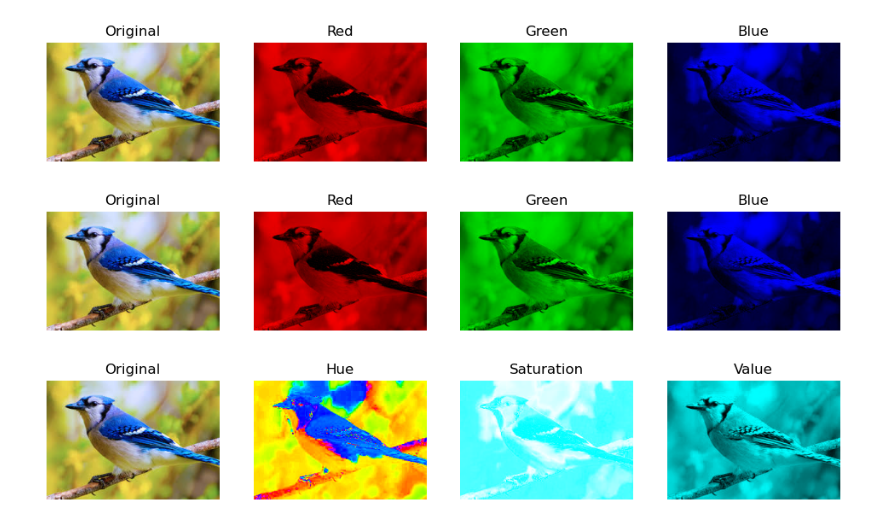
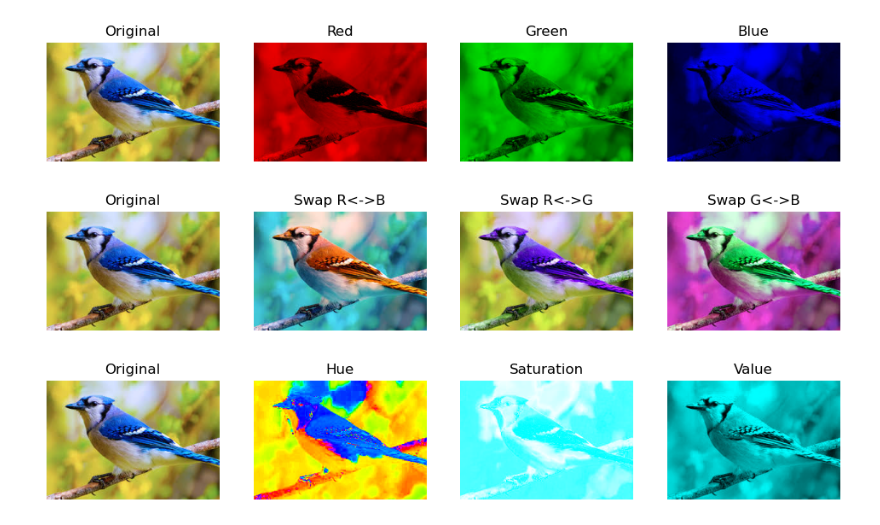
Before and after one commit to LePhuocLoc111/tu-n-1, a Jupyter notebook: LAB1/bait1.ipynb, the cells around one changed output. Drawn from its saved outputs; the diff is of its cells as text; code cells hidden in the pictures.

```diff
--- a/LAB1/bait1.ipynb
+++ b/LAB1/bait1.ipynb
@@ -40,46 +40,56 @@ plt.show()
 # %% [output]
 [figure]
 # %%
-# bài 1
 import numpy as np
 import os
 import cv2
 import matplotlib.pyplot as plt
 
+# Tạo thư mục lưu ảnh kết quả
 os.makedirs('output_images', exist_ok=True)
-img = cv2.imread('bird.png')
+
+# Đọc ảnh
+img = cv2.imread('bird.png')  # thay bằng ảnh của bạn
 b, g, r = cv2.split(img)
-zero = np.zeros_like(b)
 
-red_img = cv2.merge([zero, zero, r])
-green_img = cv2.merge([zero, g, zero])
-blue_img = cv2.merge([b, zero, zero])
+# Hoán đổi các kênh màu
+# Đổi R <-> B
+brg_img = cv2.merge([r, g, b])
+# Đổi R <-> G
+grb_img = cv2.merge([b, r, g])
+# Đổi G <-> B
+rgb_img = cv2.merge([g, b, r])
 
-cv2.imwrite('output_images/red_image.png', red_img)
-cv2.imwrite('output_images/green_image.png', green_img)
-cv2.imwrite('output_images/blue_image.png', blue_img)
+# Lưu các ảnh đã hoán đổi
+cv2.imwrite('output_images/swap_rb.png', brg_img)
+cv2.imwrite('output_images/swap_rg.png', grb_img)
+cv2.imwrite('output_images/swap_gb.png', rgb_img)
 
 # Hiển thị ảnh
 plt.figure(figsize=(12,4))
 plt.subplot(1,4,1)
 plt.imshow(cv2.cvtColor(img, cv2.COLOR_BGR2RGB))
 plt.title('Original')
 plt.axis('off')
+
 plt.subplot(1,4,2)
-plt.imshow(cv2.cvtColor(red_img, cv2.COLOR_BGR2RGB))
-plt.title('Red')
+plt.imshow(cv2.cvtColor(brg_img, cv2.COLOR_BGR2RGB))
+plt.title('Swap R<->B')
 plt.axis('off')
+
 plt.subplot(1,4,3)
-plt.imshow(cv2.cvtColor(green_img, cv2.COLOR_BGR2RGB))
-plt.title('Green')
+plt.imshow(cv2.cvtColor(grb_img, cv2.COLOR_BGR2RGB))
+plt.title('Swap R<->G')
 plt.axis('off')
+
 plt.subplot(1,4,4)
-plt.imshow(cv2.cvtColor(blue_img, cv2.COLOR_BGR2RGB))
-plt.title('Blue')
+plt.imshow(cv2.cvtColor(rgb_img, cv2.COLOR_BGR2RGB))
+plt.title('Swap G<->B')
 plt.axis('off')
+
 plt.show()
 # %% [output]
-[figure, old version]
+[figure, new version]
 # %%
 # bài 3
 import cv2
```
Also changed, not shown: 3 other files.
